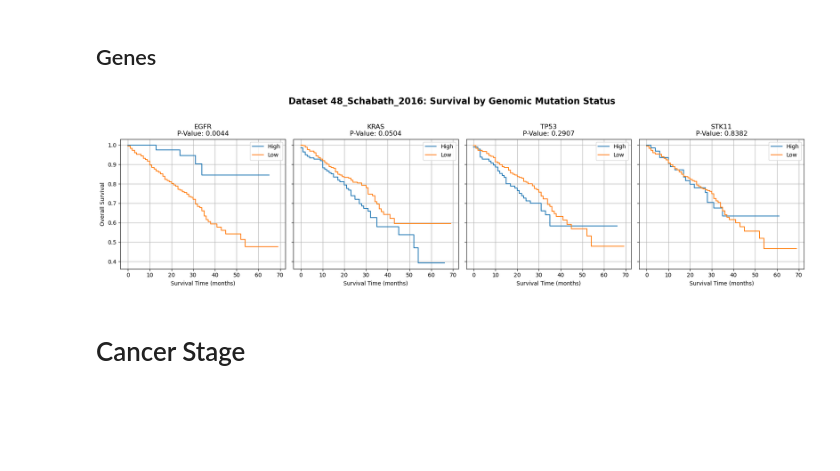
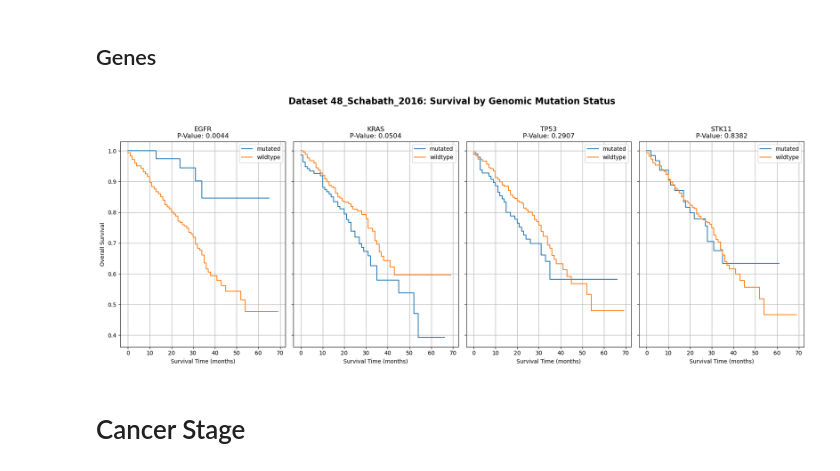
Before and after one commit to solayman-cs/vlms, a Jupyter notebook: Survival.ipynb, the cells around one changed output. Cells and saved outputs as stored; diff of their text form; code cells hidden in the pictures; blank space fills up the shorter version.

```diff
--- a/Survival.ipynb
+++ b/Survival.ipynb
@@ -31,41 +31,39 @@ event_col = "Pat_Died"
 genes = ["Pat_EGFR_mutation", "Pat_KRAS_mutation", "Pat_TP53_mutation", "Pat_STK11_mutation"]
 
 # Plot
-fig, axes = plt.subplots(1, len(genes), figsize=(18, 5), sharey=True)
+fig, axes = plt.subplots(1, len(genes), figsize=(18, 7), sharey=True)
 fig.suptitle("Dataset 48_Schabath_2016: Survival by Genomic Mutation Status", fontsize=16, weight='bold')
 
 for i, gene in enumerate(genes):
     ax = axes[i]
 
     # Drop NaNs for current gene
     sub_df = df[[duration_col, event_col, gene]].dropna()
 
-    # Create groups based on median value
-    threshold = sub_df[gene].median()
-    sub_df['Group'] = sub_df[gene].apply(lambda x: 'High' if x > threshold else 'Low')
+    sub_df['Group'] = sub_df[gene].apply(lambda x: 'mutated' if x == 1 else 'wildtype')
 
     # Kaplan-Meier curves
     kmf = KaplanMeierFitter()
     for label, grouped in sub_df.groupby('Group'):
         kmf.fit(grouped[duration_col], grouped[event_col], label=label)
         kmf.plot_survival_function(ax=ax, ci_show=False)
 
     # Log-rank test
-    high = sub_df[sub_df['Group'] == 'High']
-    low = sub_df[sub_df['Group'] == 'Low']
+    high = sub_df[sub_df['Group'] == 'mutated']
+    low = sub_df[sub_df['Group'] == 'wildtype']
     result = logrank_test(high[duration_col], low[duration_col], event_observed_A=high[event_col], event_observed_B=low[event_col])
 
     # Plot customization
     ax.set_title(f"{gene.replace('Pat_', '').replace('_mutation', '')}\nP-Value: {result.p_value:.4f}")
     ax.set_xlabel("Survival Time (months)")
     if i == 0:
         ax.set_ylabel("Overall Survival")
     ax.grid(True)
 
 plt.tight_layout(rect=[0, 0, 1, 0.95])
 plt.show()
 # %% [output]
-[figure, old version]
+[figure, new version]
 # %% [markdown]
 # Cancer Stage
 # %%
```
Also changed, not shown: parts of 9 cells of this notebook.
